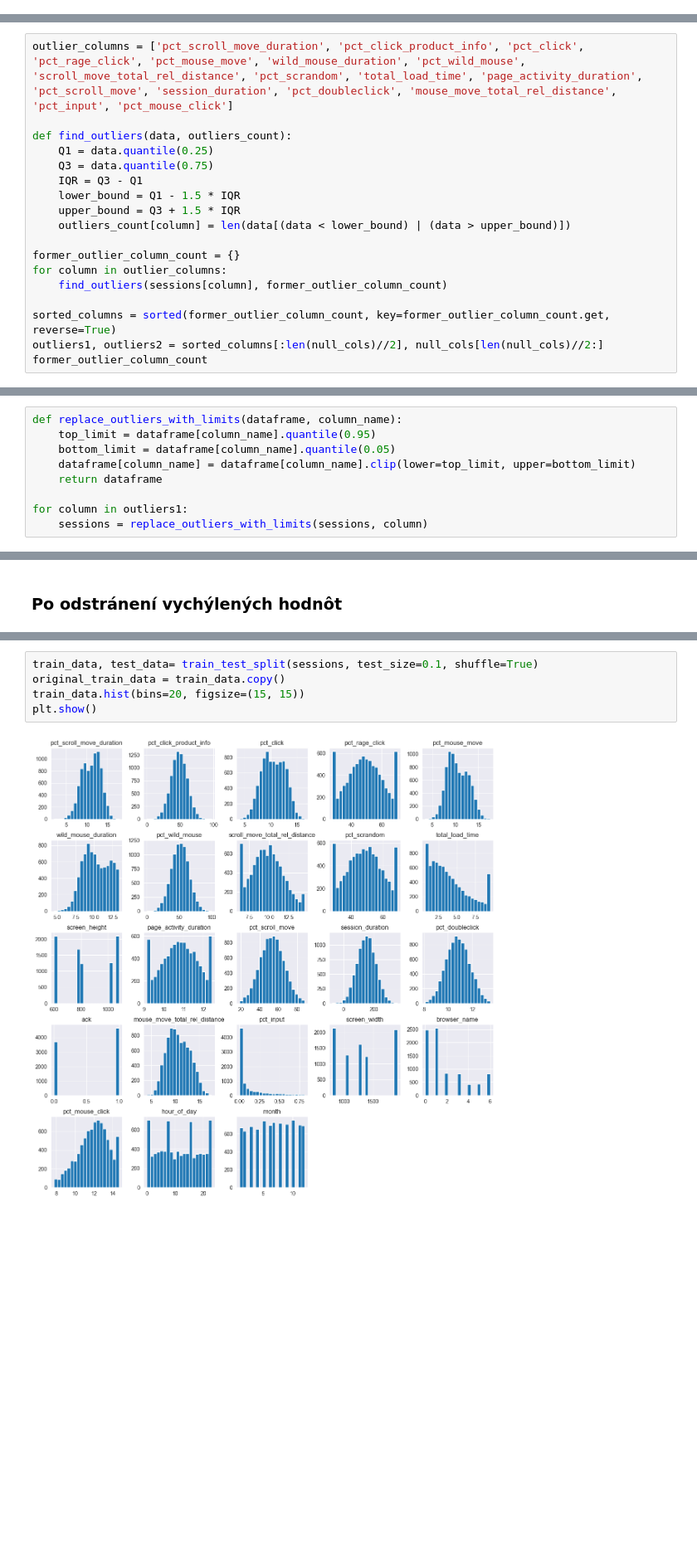
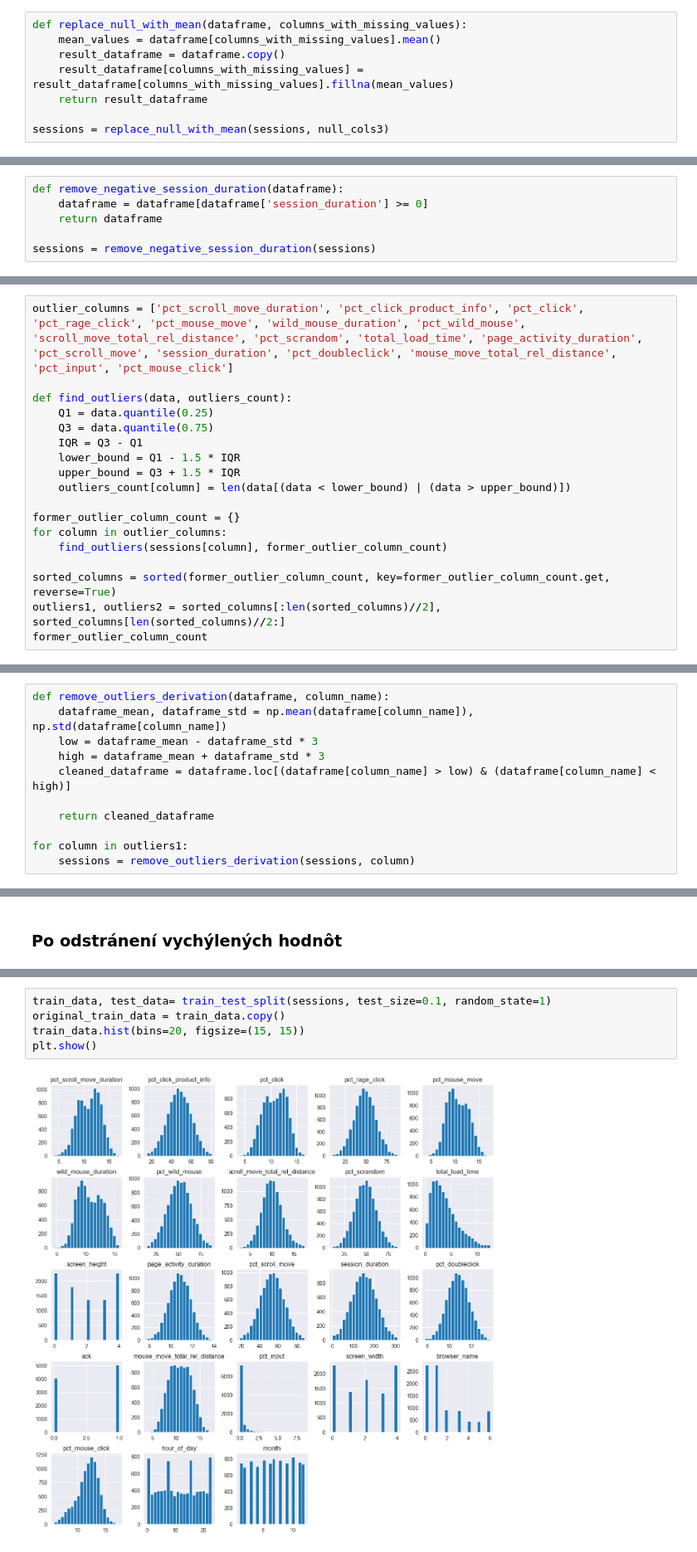
Before and after one commit to xslizik/iau-eshop, a Jupyter notebook: Preprocessing.ipynb, the cells around one changed output, grey strips where cells are left out. Shown at 83% size. Drawn from its saved outputs; the diff is of its cells as text; blank space fills up the shorter version.

```diff
--- a/Preprocessing.ipynb
+++ b/Preprocessing.ipynb
@@ -189,3 +209,11 @@ sessions = replace_null_with_median(sessions, null_cols2)
+# %%
+def replace_null_with_mean(dataframe, columns_with_missing_values):
+    mean_values = dataframe[columns_with_missing_values].mean()
+    result_dataframe = dataframe.copy()
+    result_dataframe[columns_with_missing_values] = result_dataframe[columns_with_missing_values].fillna(mean_values)
+    return result_dataframe
+
+sessions = replace_null_with_mean(sessions, null_cols3)
 # %%
 sessions.isnull().sum()
 # %% [output]
@@ -248 +280,7 @@ plt.show()
+# %%
+def remove_negative_session_duration(dataframe):
+    dataframe = dataframe[dataframe['session_duration'] >= 0]
+    return dataframe
+
+sessions = remove_negative_session_duration(sessions)
 # %% [markdown]
@@ -263,7 +301,7 @@ for column in outlier_columns:
     find_outliers(sessions[column], former_outlier_column_count)
 
 sorted_columns = sorted(former_outlier_column_count, key=former_outlier_column_count.get, reverse=True)
-outliers1, outliers2 = sorted_columns[:len(null_cols)//2], null_cols[len(null_cols)//2:]
+outliers1, outliers2 = sorted_columns[:len(sorted_columns)//2], sorted_columns[len(sorted_columns)//2:]
 former_outlier_column_count
 # %% [output]
 {'pct_scroll_move_duration': 6,
@@ -289,10 +327,12 @@ Na prvú časť, ktorá obsahuje vysoký počet vychýlených hodnôt sme sa roz
 # %%
-def replace_outliers_with_limits(dataframe, column_name):
-    top_limit = dataframe[column_name].quantile(0.95)
-    bottom_limit = dataframe[column_name].quantile(0.05)
-    dataframe[column_name] = dataframe[column_name].clip(lower=top_limit, upper=bottom_limit)
-    return dataframe
+def remove_outliers_derivation(dataframe, column_name):
+    dataframe_mean, dataframe_std = np.mean(dataframe[column_name]), np.std(dataframe[column_name])
+    low = dataframe_mean - dataframe_std * 3
+    high = dataframe_mean + dataframe_std * 3
+    cleaned_dataframe = dataframe.loc[(dataframe[column_name] > low) & (dataframe[column_name] < high)]
+
+    return cleaned_dataframe
 
 for column in outliers1:
-    sessions = replace_outliers_with_limits(sessions, column)
+    sessions = remove_outliers_derivation(sessions, column)
 # %% [markdown]
@@ -371,11 +403,11 @@ sns.heatmap(original_sessions.corr(),ax=ax, annot =True, fmt = ".3f")
 ### Rozdelenie na trénovaciu a testovaciu množinu
 Keďže naše dáta už boli očistené a sú všetky v rovnakom formáte, `float64`, je možné si ich rozdeliť na trénovaciu a testovaciu množinu. Celkový počet dát je nízky, a preto sme sa zhodli, že rozdelenie 90:10 bude najoptimálnejšie, keďže chceme, aby náš model bol čo najefektívnejší. Taktiež si vytvoríme kópiu pôvodných trénovacích dát, aby sme vedeli porovnať ako sa naše dáta zmenili pred a po transformácií.
 # %%
-train_data, test_data= train_test_split(sessions, test_size=0.1, shuffle=True)
+train_data, test_data= train_test_split(sessions, test_size=0.1, random_state=1)
 original_train_data = train_data.copy()
 train_data.hist(bins=20, figsize=(15, 15))
 plt.show()
 # %% [output]
-[figure, old version]
+[figure, new version]
 # %% [markdown]
 ### Transformácia atribútov dát
```
Also changed, not shown: parts of 37 cells of this notebook.
